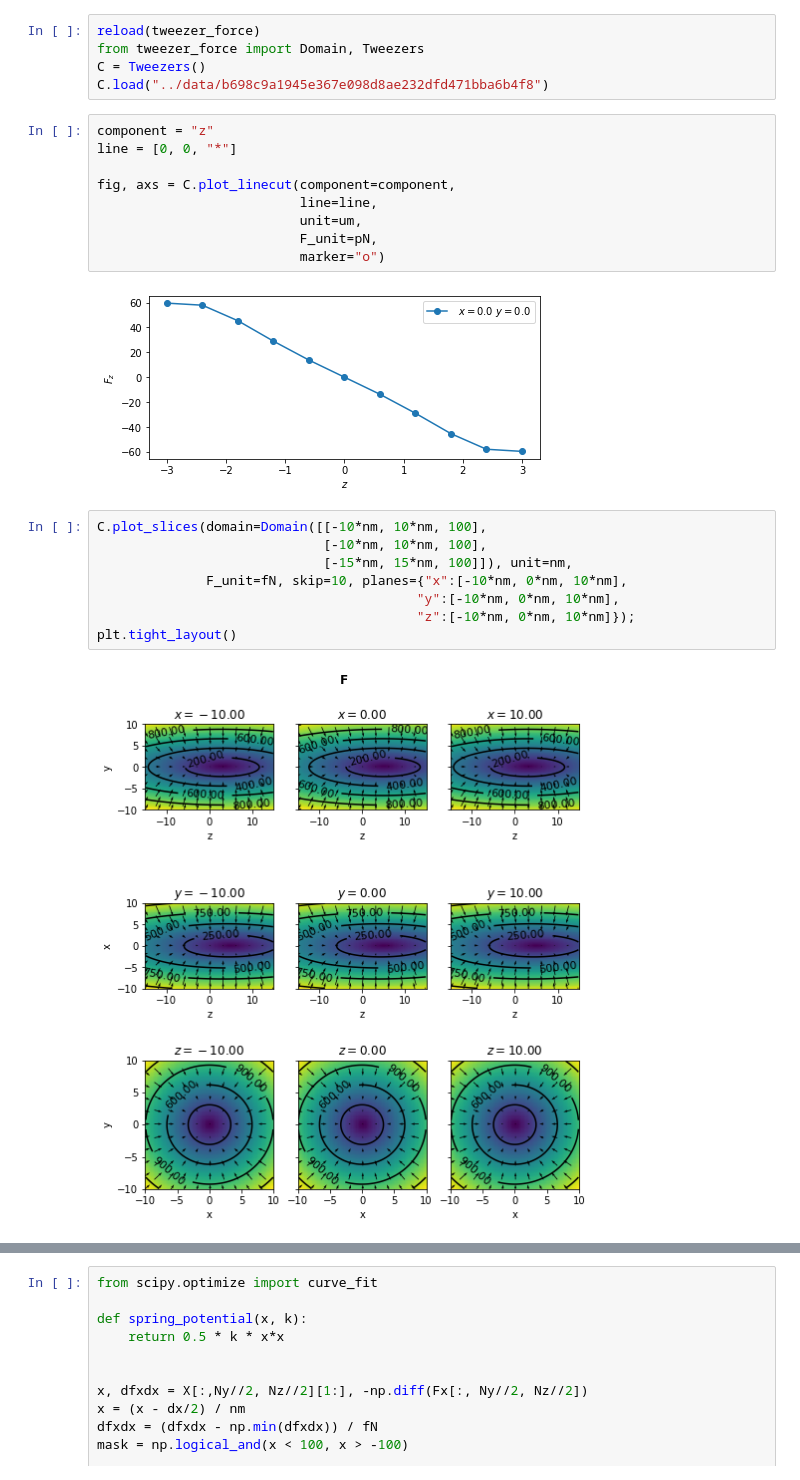
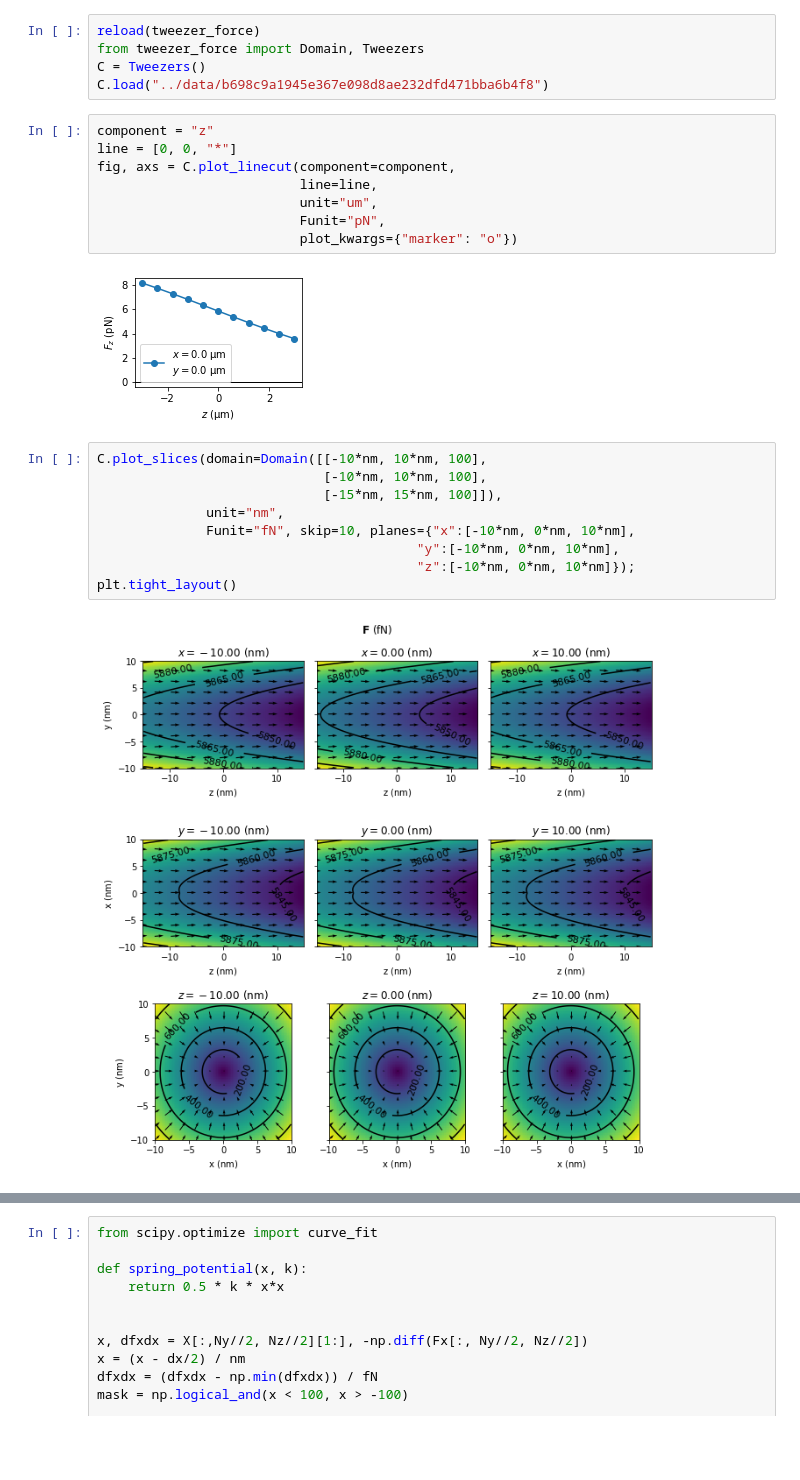
Before and after one commit to lhillber/brownian, a Jupyter notebook: notebooks/Untitled.ipynb, the cells around one changed output, grey strips where cells are left out. Drawn from its saved outputs; the diff is of its cells as text; blank space fills up the shorter version.

```diff
--- a/notebooks/Untitled.ipynb
+++ b/notebooks/Untitled.ipynb
@@ -38,22 +47,22 @@ C.load("../data/b698c9a1945e367e098d8ae232dfd471bba6b4f8")
 # %%
 component = "z"
 line = [0, 0, "*"]
-
 fig, axs = C.plot_linecut(component=component,
                           line=line,
-                          unit=um,
-                          F_unit=pN,
-                          marker="o")
+                          unit="um",
+                          Funit="pN",
+                          plot_kwargs={"marker": "o"})
 # %% [output]
-[figure, old version]
+[figure, new version]
 # %%
 C.plot_slices(domain=Domain([[-10*nm, 10*nm, 100],
                              [-10*nm, 10*nm, 100],
-                             [-15*nm, 15*nm, 100]]), unit=nm,
-              F_unit=fN, skip=10, planes={"x":[-10*nm, 0*nm, 10*nm],
+                             [-15*nm, 15*nm, 100]]),
+              unit="nm",
+              Funit="fN", skip=10, planes={"x":[-10*nm, 0*nm, 10*nm],
                                          "y":[-10*nm, 0*nm, 10*nm],
                                          "z":[-10*nm, 0*nm, 10*nm]});
 plt.tight_layout()
 # %% [output]
-[figure, old version]
+[figure, new version]
 # %%
```
Also changed, not shown: parts of 3 cells of this notebook, 15 other files.
